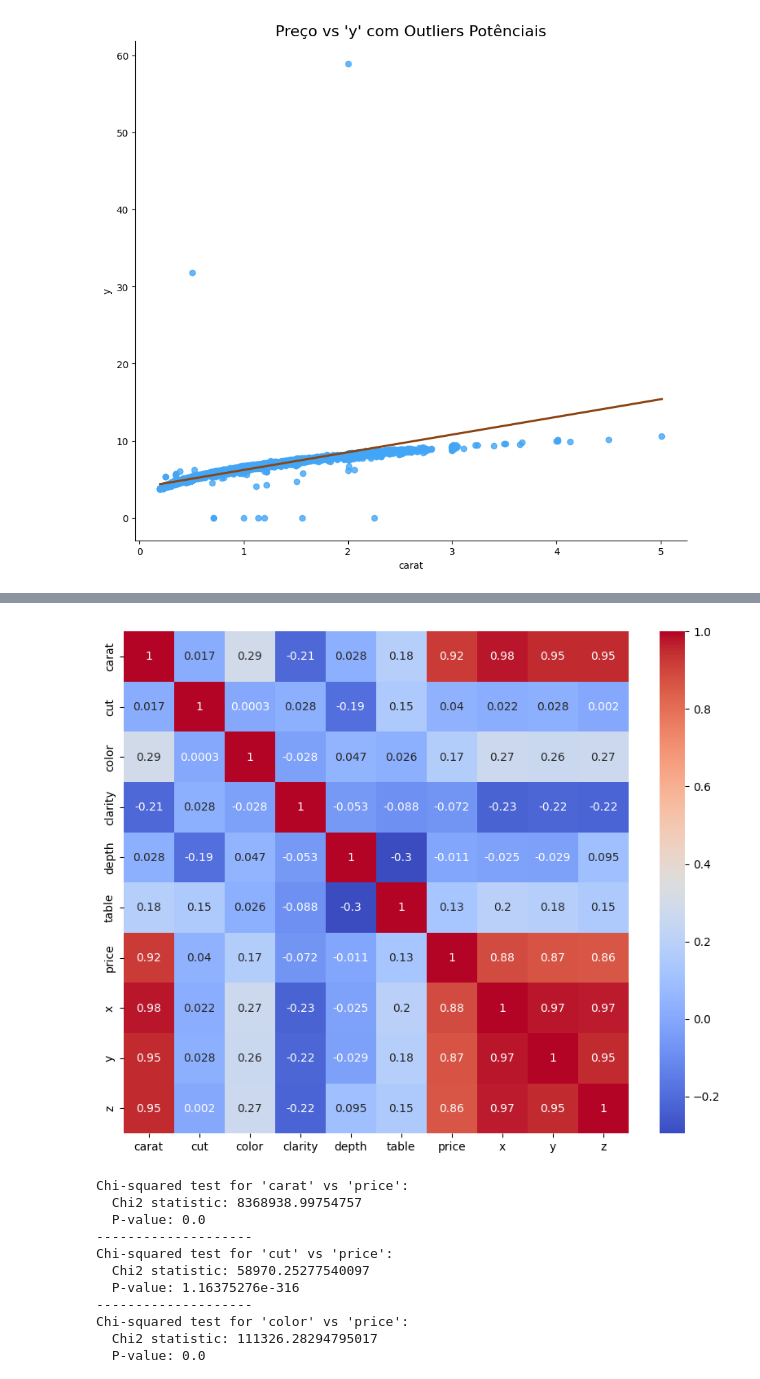
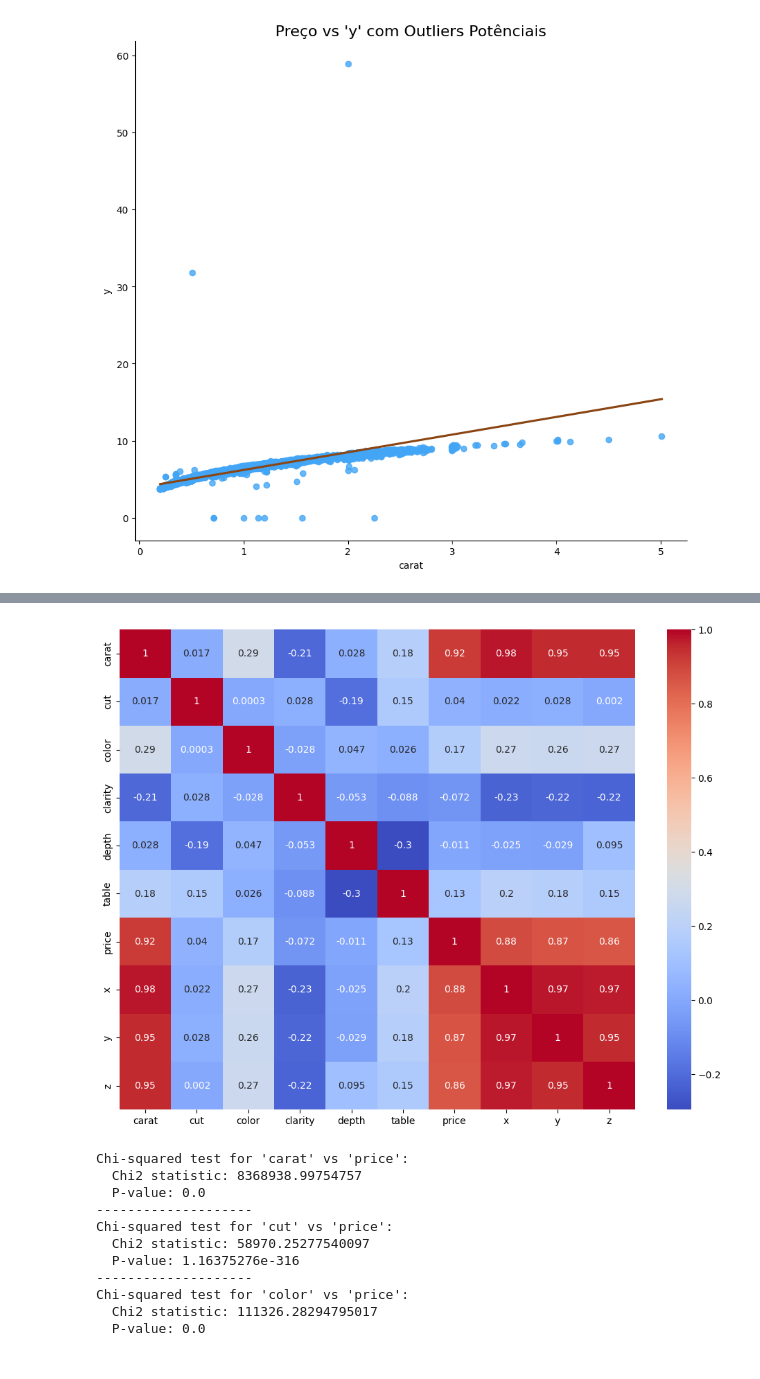
Before and after one commit to Turma1174/projetoML2, a Jupyter notebook: projeto.ipynb, the cells around one changed output, grey strips where cells are left out. Cells and saved outputs as stored; diff of their text form; code cells hidden in the pictures.

```diff
--- a/projeto.ipynb
+++ b/projeto.ipynb
@@ -160,19 +160,19 @@ data1.describe()
 # %%
 # examinando a matrix de correlação usando heatmap
 
 # Calcula a matriz de correlação
 corrmat = data1.corr()
 
 # Cria a figura com tamanho ajustado
-plt.figure(figsize=(10, 8))
+plt.figure(figsize=(12, 9))
 
 # Plota o heatmap
 sns.heatmap(corrmat, annot=True, cmap='coolwarm')
 
 # Exibe o gráfico
 plt.show()
 # %% [output]
-[figure, old version]
+[figure, new version]
 # %%
 from scipy.stats import chi2_contingency
 
```
Also changed, not shown: parts of 2 cells of this notebook.
